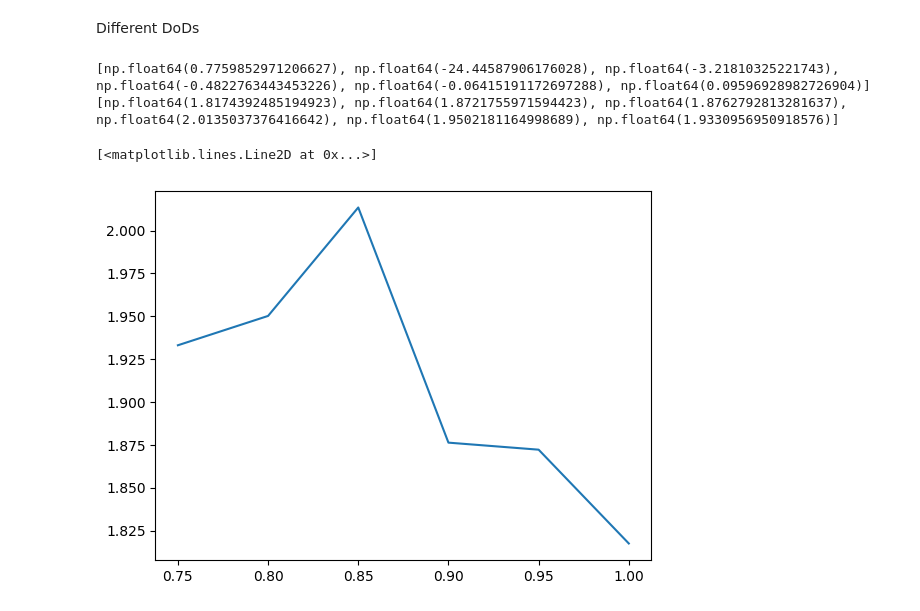
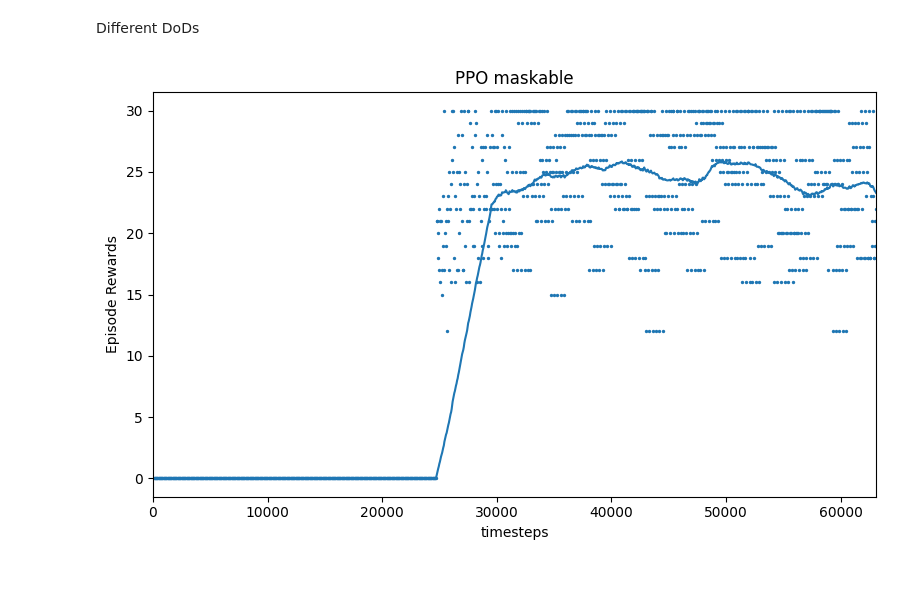
Before and after one commit to Farid-Najar/DynamicQVRP, a Jupyter notebook: results.ipynb, the cells around one changed output. Saved outputs shown, nothing was run; the diff lists cells and outputs as text; code cells hidden in the pictures; blank space fills up the shorter version.

```diff
--- a/results.ipynb
+++ b/results.ipynb
@@ -256,30 +256,24 @@ Text(0.5, 1.0, 'methods/greedy ratio')
 # %% [markdown]
 Different DoDs
 # %%
-GreedySL = []
-GreedyRL = []
-x = [1., .95, .9, .85, .8, .75]
+# GreedySL = []
+# GreedyRL = []
+# x = [1., .95, .9, .85, .8, .75]
 
-for dod in x:
-    with open(f'results/DoD{dod}/res_SL.pkl', "rb") as f: res_SL = pickle.load(f)
-    with open(f'results/DoD{dod}/res_RL.pkl', "rb") as f: res_RL = pickle.load(f)
-    with open(f'results/DoD{dod}/res_greedy.pkl', "rb") as f: res_greedy = pickle.load(f)
+# for dod in x:
+#     with open(f'results/DoD{dod}/res_SL.pkl', "rb") as f: res_SL = pickle.load(f)
+#     with open(f'results/DoD{dod}/res_RL.pkl', "rb") as f: res_RL = pickle.load(f)
+#     with open(f'results/DoD{dod}/res_greedy.pkl', "rb") as f: res_greedy = pickle.load(f)
 
-    GreedySL.append(100*(res_SL["rs"].mean()/res_greedy["rs"].mean() -1))
-    GreedyRL.append(100*(res_RL["rs"].mean()/res_greedy["rs"].mean() -1))
+#     GreedySL.append(100*(res_SL["rs"].mean()/res_greedy["rs"].mean() -1))
+#     GreedyRL.append(100*(res_RL["rs"].mean()/res_greedy["rs"].mean() -1))
 
-print(GreedySL)
-print(GreedyRL)
+# print(GreedySL)
+# print(GreedyRL)
-# %% [output]
-[np.float64(0.7759852971206627), np.float64(-24.44587906176028), np.float64(-3.21810325221743), np.float64(-0.4822763443453226), np.float64(-0.06415191172697288), np.float64(0.09596928982726904)]
-[np.float64(1.8174392485194923), np.float64(1.8721755971594423), np.float64(1.8762792813281637), np.float64(2.0135037376416642), np.float64(1.9502181164998689), np.float64(1.9330956950918576)]
 # %%
-# plt.plot(x, GreedySL)
-plt.plot(x, GreedyRL)
-# plt.axis([max(x), min(x), min(GreedySL), max(GreedySL)])
+# # plt.plot(x, GreedySL)
+# plt.plot(x, GreedyRL)
+# # plt.axis([max(x), min(x), min(GreedySL), max(GreedySL)])
-# %% [output]
-[<matplotlib.lines.Line2D at 0x...>]
-[figure, removed]
 # %%
 from stable_baselines3.common.results_plotter import load_results, ts2xy
 from stable_baselines3.common import results_plotter
@@ -344,13 +338,15 @@ def plot_results(log_folder,
 # %%
 log_dirPPO = f'methods/ML/models/PPO/'
 log_dirDQN = f'methods/ML/models/DQN/'
 
 # log_dir = f'ppo_mask/rewardMode(normalized_terminal)_obsMode(routes)_steps(350000)/'
 # log_dir = f'./'
 # Helper from the library
-# results_plotter.plot_results(
-#     [log_dir], 5e5, results_plotter.X_TIMESTEPS, "PPO maskable", (8, 5)
-# )
+results_plotter.plot_results(
+    [log_dirPPO], 5e5, results_plotter.X_TIMESTEPS, "PPO maskable", (8, 5)
+)
+# %% [output]
+[figure, added]
 # %%
 x = plot_results(log_dirDQN, window=500, label='mean RL (DQN)')
 _ = plot_results(log_dirPPO, window=500, label='mean RL (PPO)')
```
Also changed, not shown: parts of 7 cells of this notebook, 17 other files.
